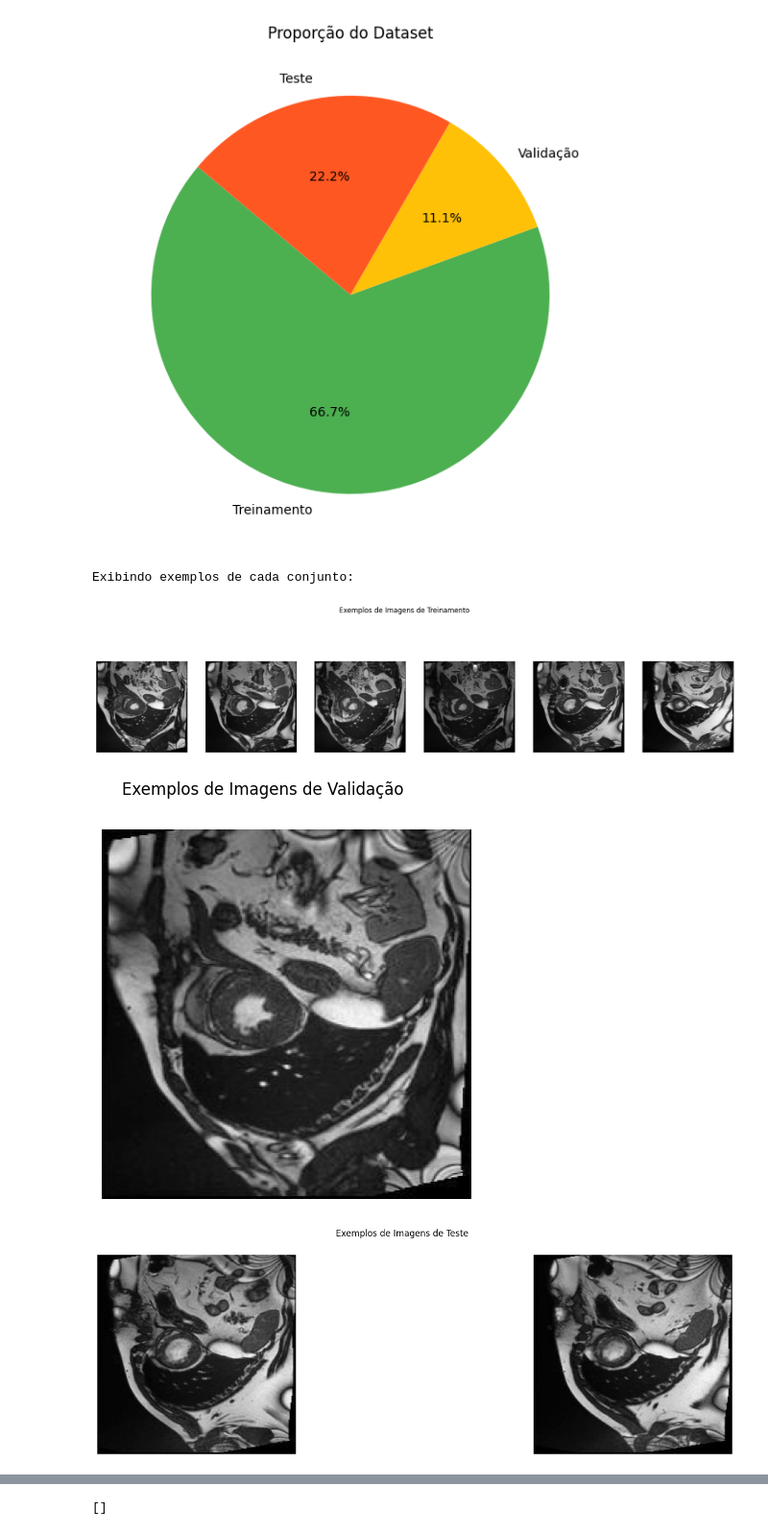
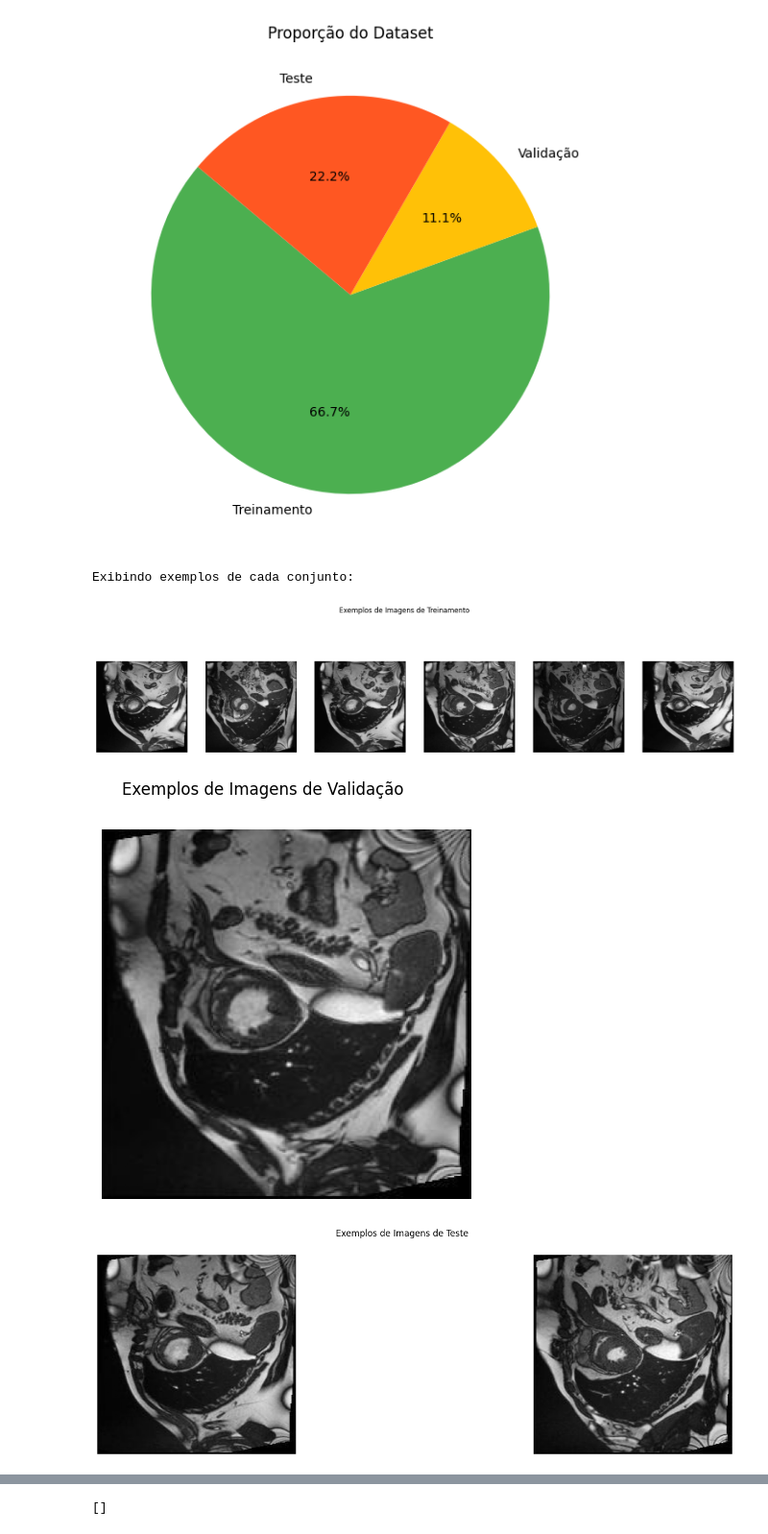
Before and after one commit to Alan240124/Alan, a Jupyter notebook: Atividade_Dataloader.ipynb, the cells around one changed output, grey strips where cells are left out. Shown at 96% size. Drawn from its saved outputs; the diff is of its cells as text; code cells hidden in the pictures.

```diff
--- a/Atividade_Dataloader.ipynb
+++ b/Atividade_Dataloader.ipynb
@@ -188,8 +483,8 @@ class CustomDataset(Dataset):
         return image, mask
 
 # Diretórios das imagens e máscaras
-images_dir = '/content/drive/MyDrive/DataSet/images/'
-masks_dir = '/content/drive/MyDrive/DataSet/masks/'
+images_dir = '/content/drive/MyDrive/DataSet3/images'
+masks_dir = '/content/drive/MyDrive/DataSet3/masks'
 
 # Transformações (opcional)
 transform = transforms.Compose([
@@ -217,7 +512,7 @@ import torchvision.transforms as transforms
 from PIL import Image
 
 # Carregando a imagem
-image_path = '/content/drive/MyDrive/DataSet/images/image.0001.jpg'
+image_path = '/content/drive/MyDrive/DataSet3/images/image.0001.jpg'
 image = Image.open(image_path)
 
 # Convertendo a imagem para tensor
@@ -344,6 +639,6 @@ Pastas 'images' e 'masks' verificadas/criadas com sucesso.
 # %%
 import os
 
-masks_dir = '/content/drive/MyDrive/DataSet/masks/'  # Ajuste conforme necessário
+masks_dir = '/content/drive/MyDrive/DataSet3/images'  # Ajuste conforme necessário
 print("Arquivos na pasta de máscaras:", os.listdir(masks_dir))
 # %% [output]
@@ -689,8 +976,8 @@ transform_mask = transforms.Compose([
 ])
 
 # 3. Criar o dataset
-images_dir = '/content/drive/MyDrive/DataSet/images'
-masks_dir = '/content/drive/MyDrive/DataSet/masks'
+images_dir = '/content/drive/MyDrive/DataSet3/images'
+masks_dir = '/content/drive/MyDrive/DataSet3/masks'
 dataset = HeartSegmentationDataset(images_dir, masks_dir, transform_image=transform_image, transform_mask=transform_mask)
 
 # 4. Criar o DataLoader
@@ -773,8 +1060,8 @@ class HeartSegmentationDataset(Dataset):
         return image, mask
 
 # 2. Configurar diretórios e transformações
-images_dir = '/content/drive/MyDrive/DataSet/images'
-masks_dir = '/content/drive/MyDrive/DataSet/masks'
+images_dir = '/content/drive/MyDrive/DataSet3/images'
+masks_dir = '/content/drive/MyDrive/DataSet3/masks'
 
 # Transformação para imagens e máscaras
 transform_image = transforms.Compose([
@@ -799,36 +1086,36 @@ batch_size = 8
 train_loader = DataLoader(train_dataset, batch_size=batch_size, shuffle=True, num_workers=0)
 val_loader = DataLoader(val_dataset, batch_size=batch_size, shuffle=False, num_workers=0)
 test_loader = DataLoader(test_dataset, batch_size=batch_size, shuffle=False, num_workers=0)
 
 # 5. Exibir alguns exemplos de dados
 def show_samples(dataloader, title):
     images, masks = next(iter(dataloader))
     num_images = images.size(0)  # Número real de imagens no lote
 
     # Cria uma figura com o número correto de subplots
     fig, axes = plt.subplots(1, num_images, figsize=(20, 5))
     fig.suptitle(title)
 
     # Se num_images é 1, 'axes' não será uma lista, então ajustamos para ser iterável
     if num_images == 1:
         axes = [axes]
 
     for i in range(num_images):
         img = images[i].permute(1, 2, 0)  # Rearrange para exibição no matplotlib
         axes[i].imshow(img)
         axes[i].axis('off')
     plt.show()
 
 # Exibir exemplos dos conjuntos
 print("Exibindo exemplos de cada conjunto:")
 show_samples(train_loader, "Exemplos de Imagens de Treinamento")
 show_samples(val_loader, "Exemplos de Imagens de Validação")
 show_samples(test_loader, "Exemplos de Imagens de Teste")
 # %% [output]
 Exibindo exemplos de cada conjunto:
-[figure, old version]
+[figure, new version]
-[figure, old version]
+[figure, new version]
-[figure, old version]
+[figure, new version]
 # %%
 class HeartSegmentationDataset(Dataset):
     def __init__(self, images_dir, masks_dir, transform_image=None, transform_mask=None):
```
Also changed, not shown: parts of 33 cells of this notebook.
